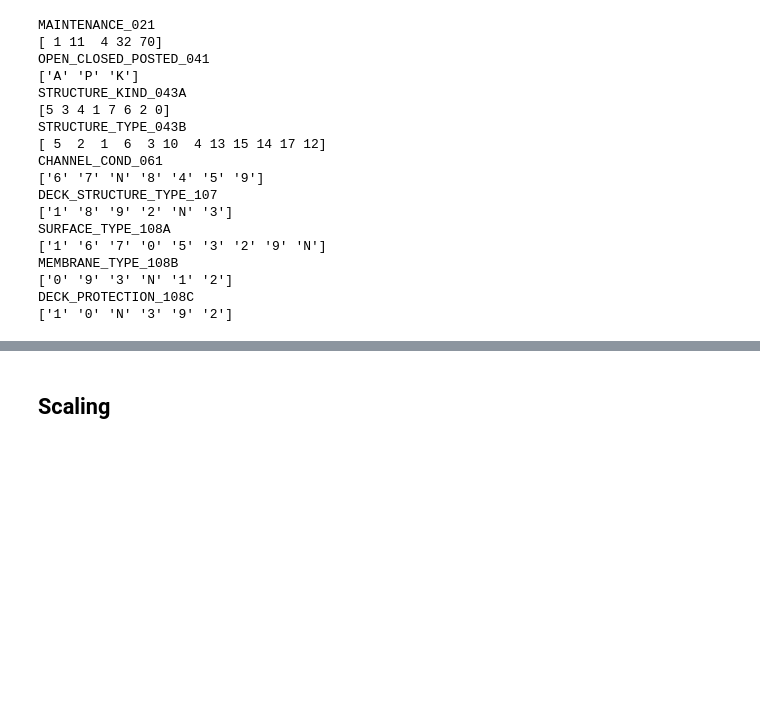
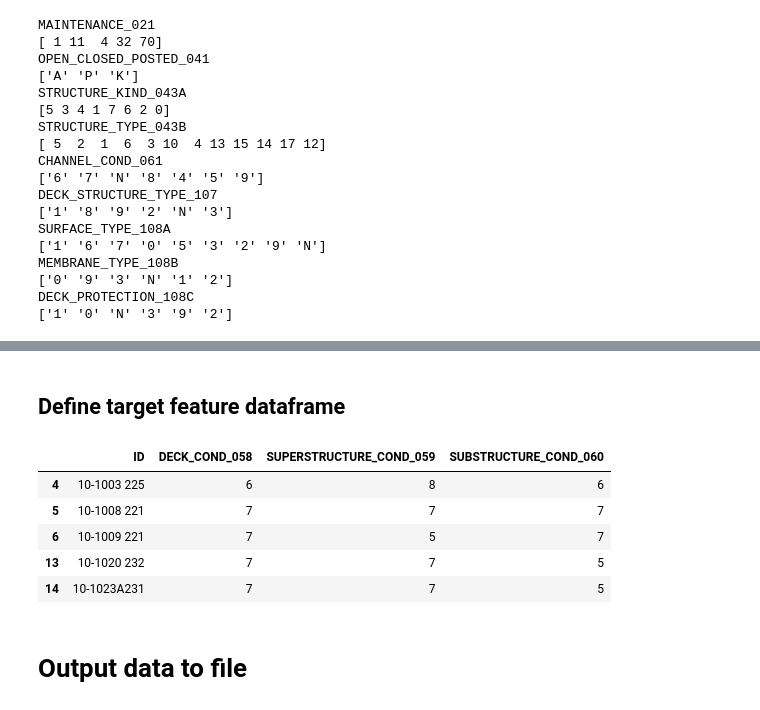
Before and after one commit to kevscon/bridge-ratings, a Jupyter notebook: nbi.ipynb, the cells around one changed output, grey strips where cells are left out. Saved outputs shown, nothing was run; the diff lists cells and outputs as text; code cells hidden in the pictures; blank space fills up the shorter version.

```diff
--- a/nbi.ipynb
+++ b/nbi.ipynb
@@ -388,2 +399,19 @@ X_init.head()
-# %% [markdown]
-## Scaling
+# %% [markdown]
+## Define target feature dataframe
+# %%
+Y = df_fin[[    'DECK_COND_058',
+    'SUPERSTRUCTURE_COND_059',
+    'SUBSTRUCTURE_COND_060']]
+# %%
+Y.insert(0, 'ID', ID)
+# %%
+Y.head()
+# %% [output]
+|  | ID | DECK_COND_058 | SUPERSTRUCTURE_COND_059 | SUBSTRUCTURE_COND_060 |
+| 4 | 10-1003 225 | 6 | 8 | 6 |
+| 5 | 10-1008 221 | 7 | 7 | 7 |
+| 6 | 10-1009 221 | 7 | 5 | 7 |
+| 13 | 10-1020 232 | 7 | 7 | 5 |
+| 14 | 10-1023A231 | 7 | 7 | 5 |
+# %% [markdown]
+# Output data to file
```
Also changed, not shown: parts of 61 cells of this notebook, 5 other files.
